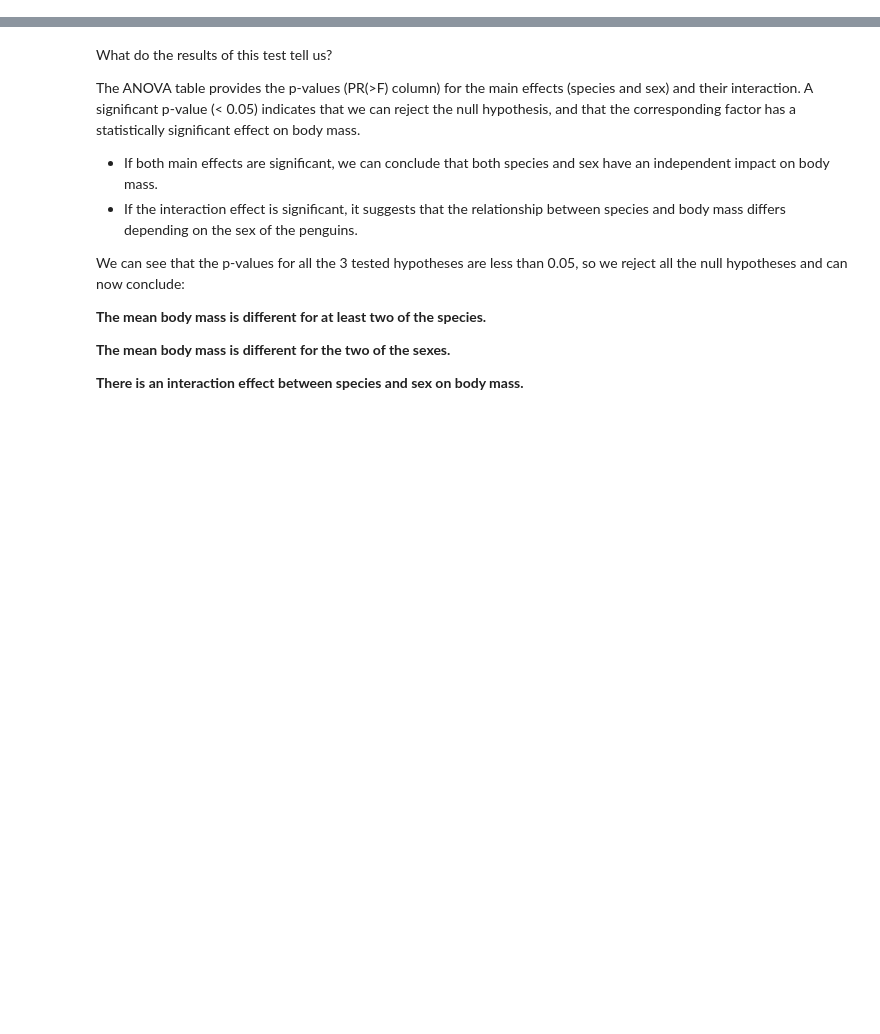
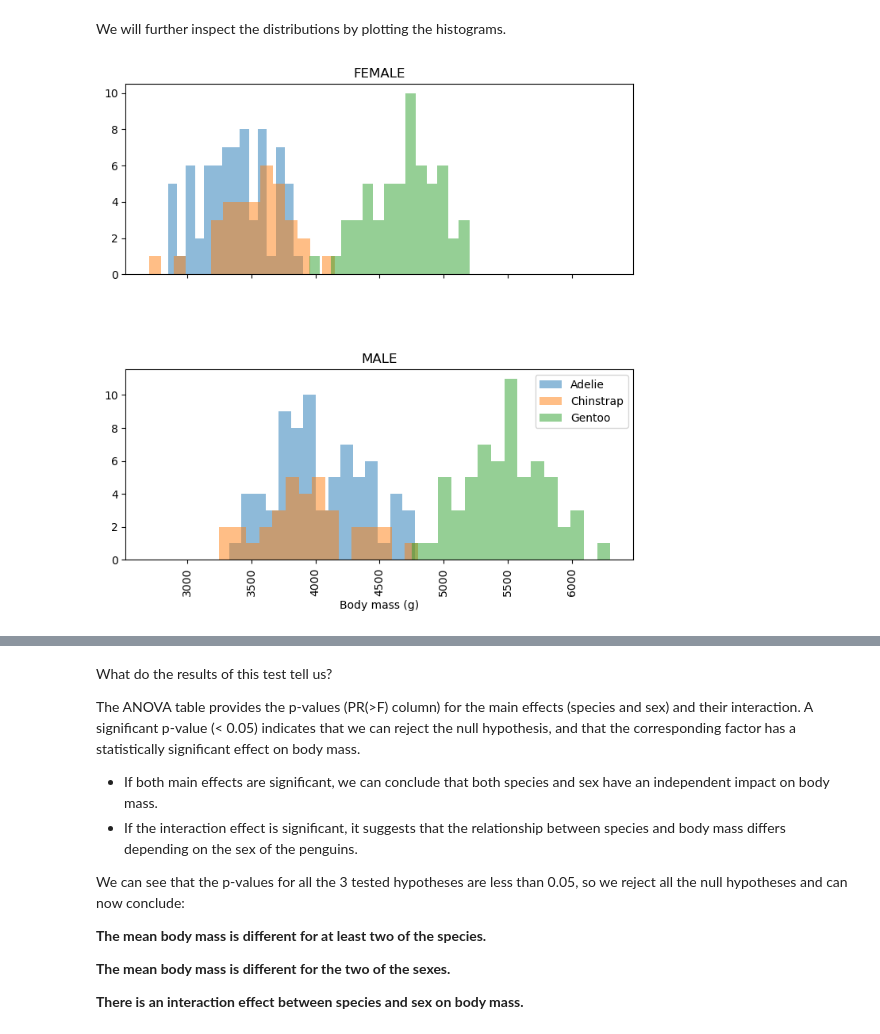
Before and after one commit to imperialchem/python-stats-intro, a Jupyter notebook: part3/stats-intro3.ipynb, the cells around one changed output, grey strips where cells are left out. Saved outputs shown, nothing was run; the diff lists cells and outputs as text; code cells hidden in the pictures; blank space fills up the shorter version.

```diff
--- a/part3/stats-intro3.ipynb
+++ b/part3/stats-intro3.ipynb
@@ -305,0 +83,13 @@ anova_table
+# %% [markdown]
+We will further inspect the distributions by plotting the histograms.
+# %%
+fig,axs=subplots(2,1,sharex=True)
+fig.set_size_inches(8,8)
+penguins_clean[penguins_clean['species']=='Adelie'].hist(column=['body_mass_g'],by="sex",bins=15,grid=False,alpha=0.5,ax=axs,label="Adelie")
+penguins_clean[penguins_clean['species']=='Chinstrap'].hist(column=['body_mass_g'],by="sex",bins=15,grid=False,alpha=0.5,ax=axs,label="Chinstrap")
+penguins_clean[penguins_clean['species']=='Gentoo'].hist(column=['body_mass_g'],by="sex",bins=15,grid=False,alpha=0.5,ax=axs,label="Gentoo")
+legend()
+xlabel("Body mass (g)")
+show()
+# %% [output]
+[figure, added]
```
Also changed, not shown: parts of 37 cells of this notebook.
